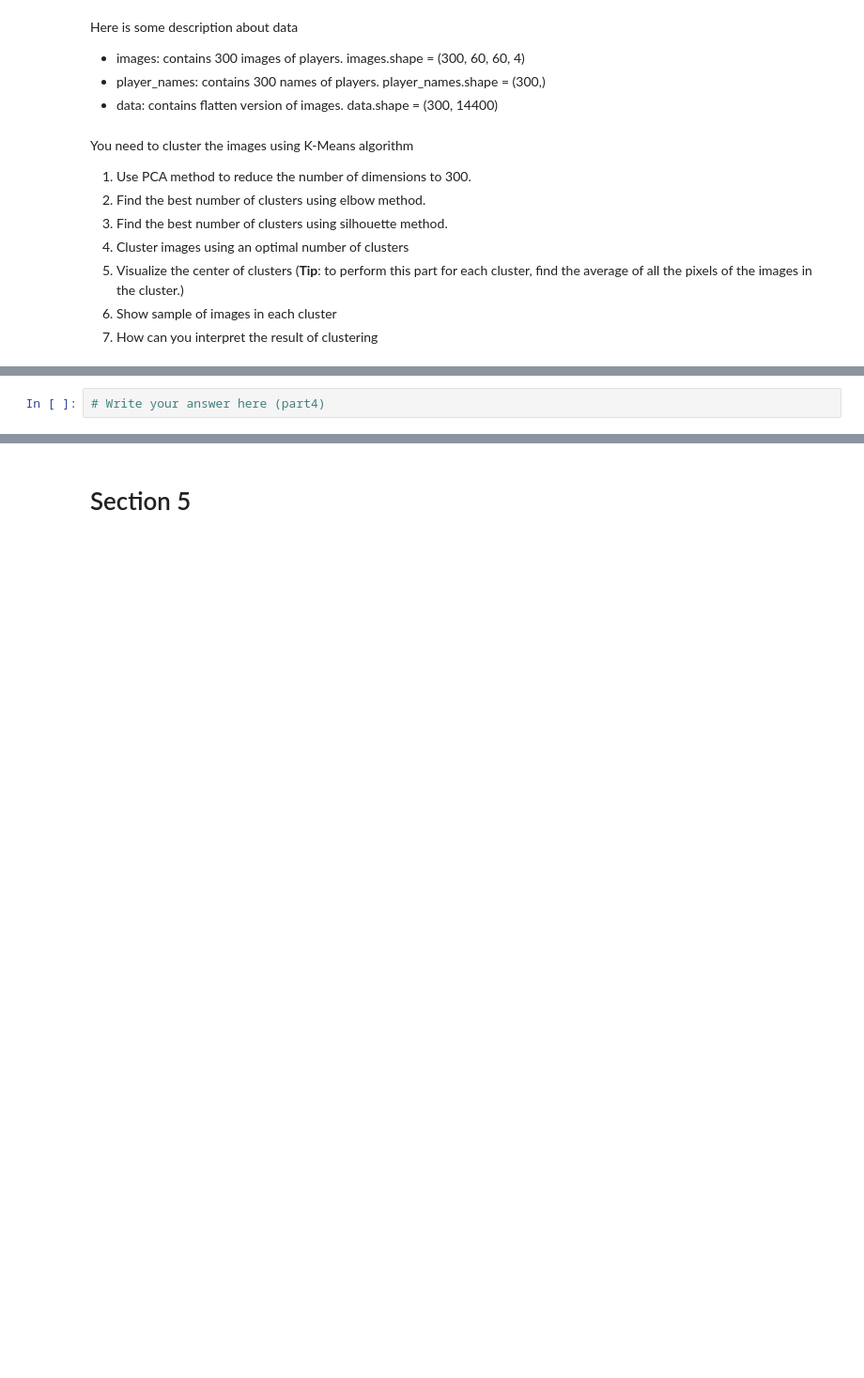
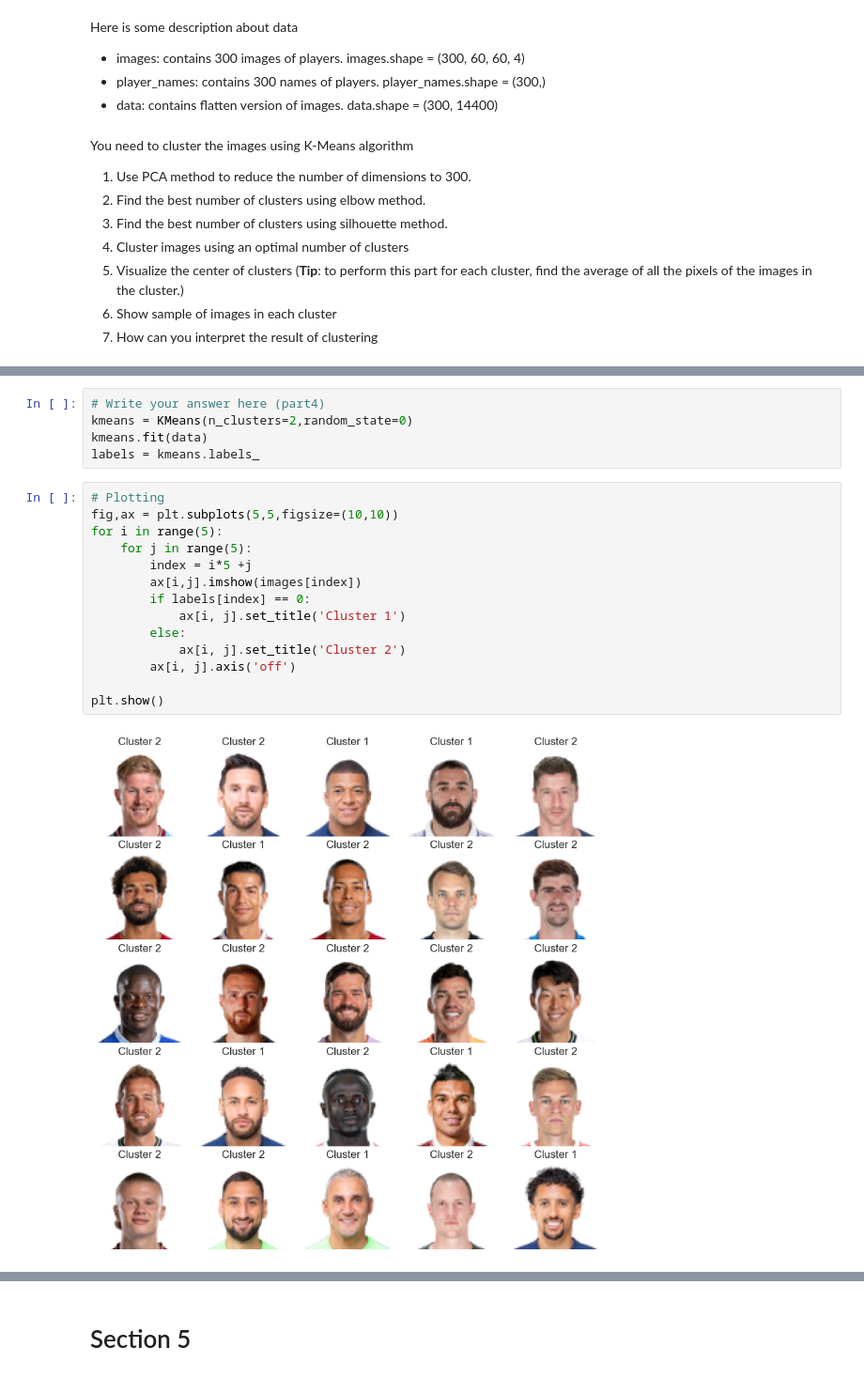
Before and after one commit to Sachin-Sarathe/ABI-Assignment, a Jupyter notebook: vineeth/Assignment#2.ipynb, the cells around one changed output, grey strips where cells are left out. Shown at 94% size. Saved outputs shown, nothing was run; the diff lists cells and outputs as text; blank space fills up the shorter version.

```diff
--- a/vineeth/Assignment#2.ipynb
+++ b/vineeth/Assignment#2.ipynb
@@ -536,2 +578,21 @@ You need to cluster the images using K-Means algorithm
 # %%
 # Write your answer here (part4)
+kmeans = KMeans(n_clusters=2,random_state=0)
+kmeans.fit(data)
+labels = kmeans.labels_
+# %%
+# Plotting
+fig,ax = plt.subplots(5,5,figsize=(10,10))
+for i in range(5):
+    for j in range(5):
+        index = i*5 +j
+        ax[i,j].imshow(images[index])
+        if labels[index] == 0:
+            ax[i, j].set_title('Cluster 1')
+        else:
+            ax[i, j].set_title('Cluster 2')
+        ax[i, j].axis('off')
+
+plt.show()
+# %% [output]
+[figure, added]
```
Also changed, not shown: parts of 10 cells of this notebook, 1 other file.
